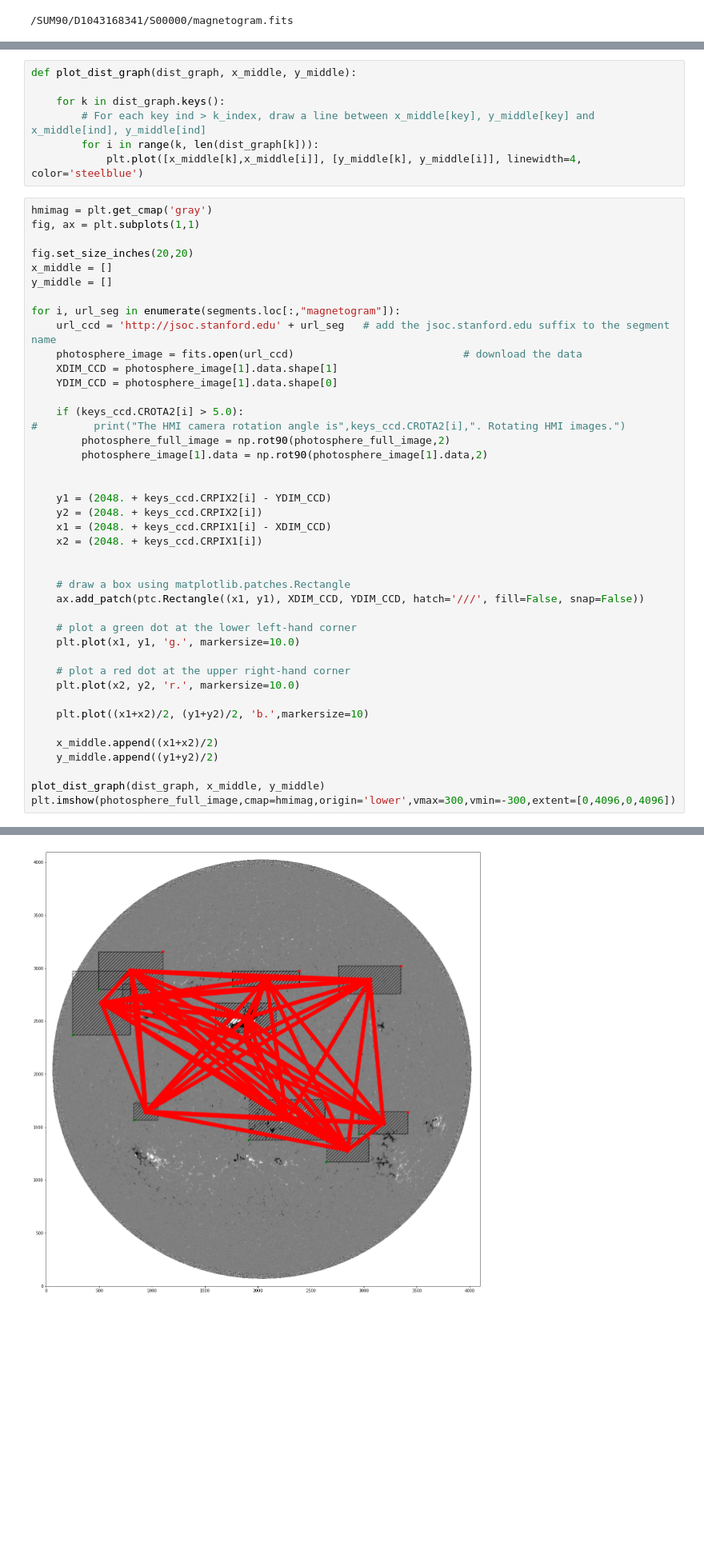
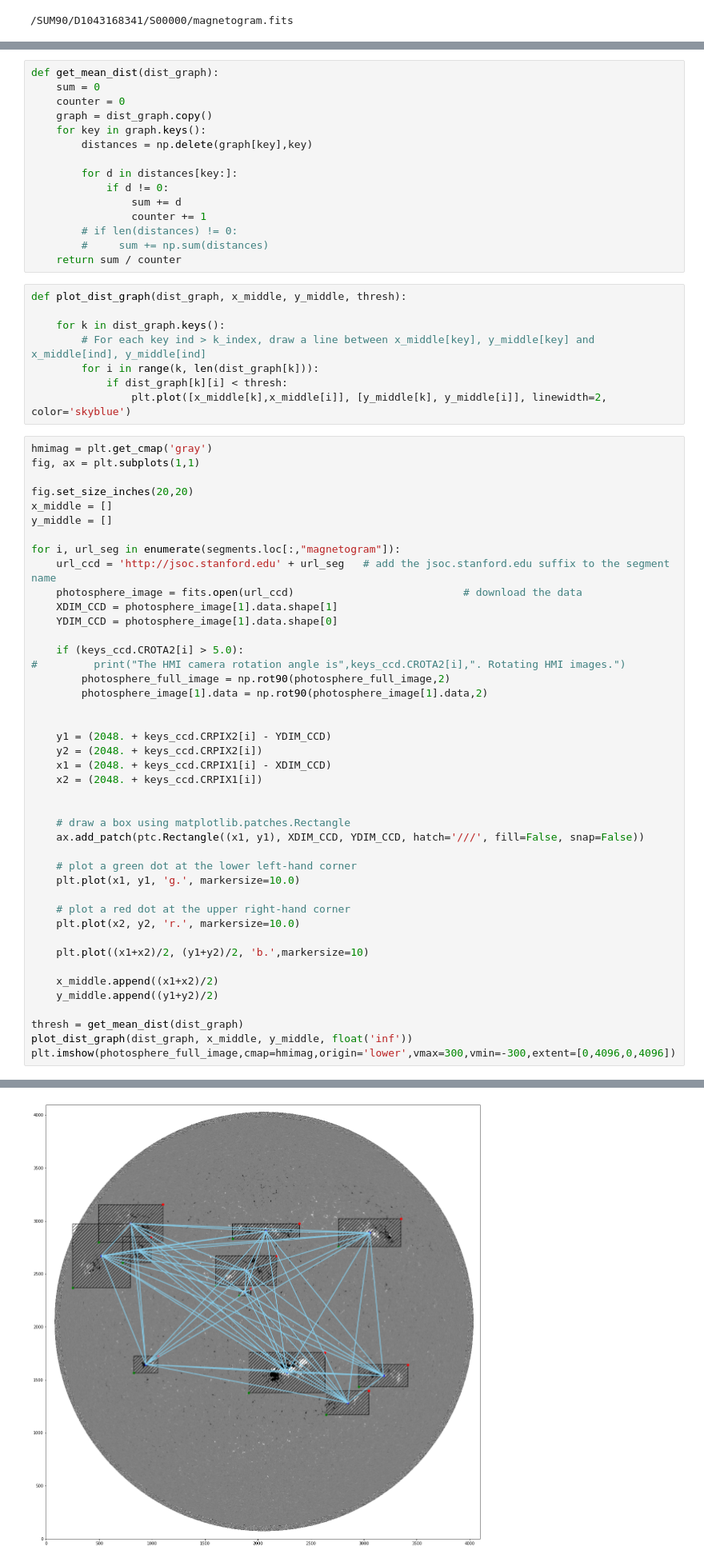
Before and after one commit to ceilingcranes/ActiveRegionLocationAnalysis, a Jupyter notebook: generate_network_images.ipynb, the cells around one changed output, grey strips where cells are left out. Shown at 80% size. Cells and saved outputs as stored; diff of their text form; blank space fills up the shorter version.

```diff
--- a/generate_network_images.ipynb
+++ b/generate_network_images.ipynb
@@ -90,10 +73,26 @@ print(dist_graph)
+# %%
+def get_mean_dist(dist_graph):
+    sum = 0
+    counter = 0
+    graph = dist_graph.copy()
+    for key in graph.keys():
+        distances = np.delete(graph[key],key)
+
+        for d in distances[key:]:
+            if d != 0:
+                sum += d
+                counter += 1
+        # if len(distances) != 0:
+        #     sum += np.sum(distances)
+    return sum / counter
 # %%
-def plot_dist_graph(dist_graph, x_middle, y_middle):
+def plot_dist_graph(dist_graph, x_middle, y_middle, thresh):
 
     for k in dist_graph.keys():
         # For each key ind > k_index, draw a line between x_middle[key], y_middle[key] and x_middle[ind], y_middle[ind]
         for i in range(k, len(dist_graph[k])):
-            plt.plot([x_middle[k],x_middle[i]], [y_middle[k], y_middle[i]], linewidth=4, color='steelblue')
+            if dist_graph[k][i] < thresh:
+                plt.plot([x_middle[k],x_middle[i]], [y_middle[k], y_middle[i]], linewidth=2, color='skyblue')
 # %%
 hmimag = plt.get_cmap('gray')
 fig, ax = plt.subplots(1,1)
@@ -110,35 +109,36 @@ for i, url_seg in enumerate(segments.loc[:,"magnetogram"]):
 
     if (keys_ccd.CROTA2[i] > 5.0):
 #         print("The HMI camera rotation angle is",keys_ccd.CROTA2[i],". Rotating HMI images.")
         photosphere_full_image = np.rot90(photosphere_full_image,2)
         photosphere_image[1].data = np.rot90(photosphere_image[1].data,2)
 
 
     y1 = (2048. + keys_ccd.CRPIX2[i] - YDIM_CCD)
     y2 = (2048. + keys_ccd.CRPIX2[i])
     x1 = (2048. + keys_ccd.CRPIX1[i] - XDIM_CCD)
     x2 = (2048. + keys_ccd.CRPIX1[i])
 
 
     # draw a box using matplotlib.patches.Rectangle
     ax.add_patch(ptc.Rectangle((x1, y1), XDIM_CCD, YDIM_CCD, hatch='///', fill=False, snap=False))
 
     # plot a green dot at the lower left-hand corner
     plt.plot(x1, y1, 'g.', markersize=10.0)
 
     # plot a red dot at the upper right-hand corner
     plt.plot(x2, y2, 'r.', markersize=10.0)
 
     plt.plot((x1+x2)/2, (y1+y2)/2, 'b.',markersize=10)
 
     x_middle.append((x1+x2)/2)
     y_middle.append((y1+y2)/2)
 
-plot_dist_graph(dist_graph, x_middle, y_middle)
+thresh = get_mean_dist(dist_graph)
+plot_dist_graph(dist_graph, x_middle, y_middle, float('inf'))
 plt.imshow(photosphere_full_image,cmap=hmimag,origin='lower',vmax=300,vmin=-300,extent=[0,4096,0,4096])
 # %% [output]
 <matplotlib.image.AxesImage at 0x...>
-[figure, old version]
+[figure, new version]
 # %%
 print(keys_ccd.LON_FWT)
 # %% [output]
```
Also changed, not shown: parts of 2 cells of this notebook, 1 other file.
